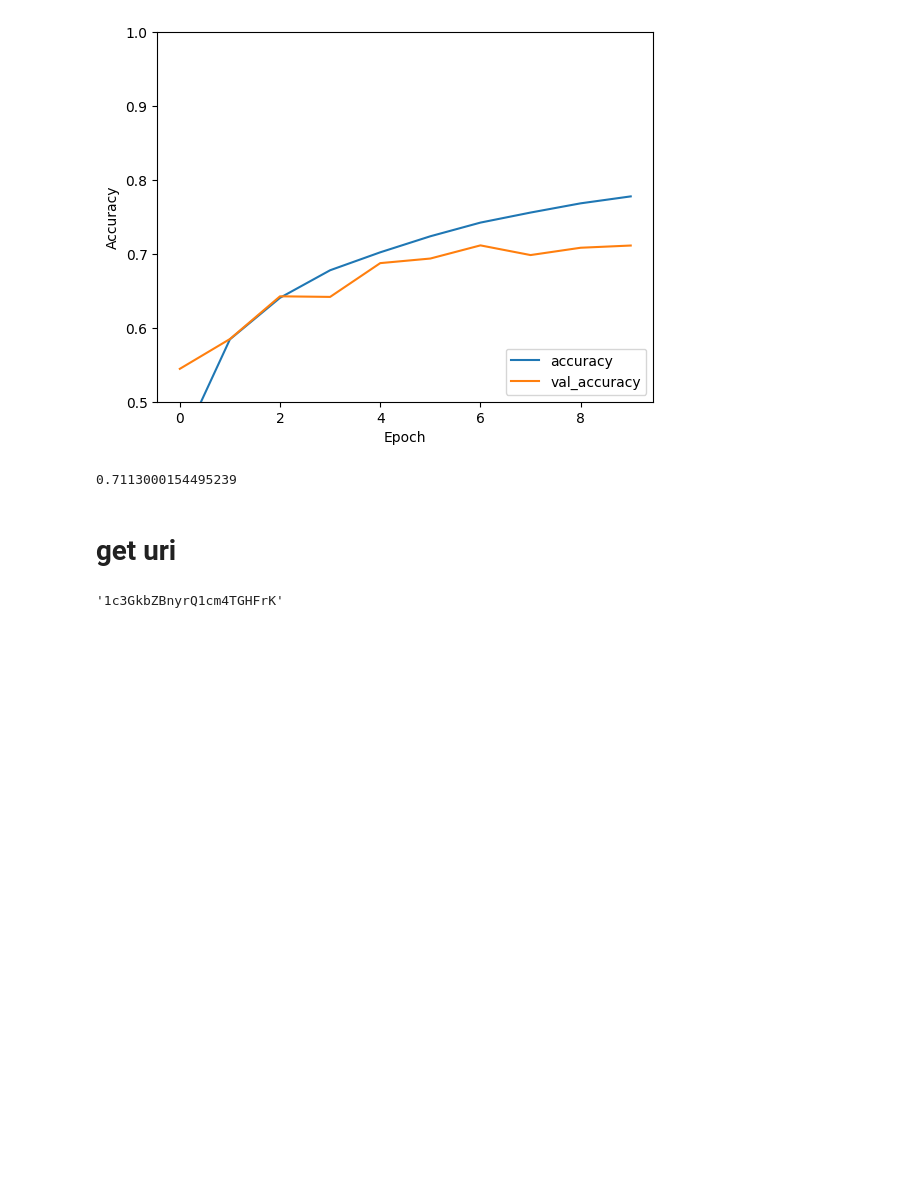
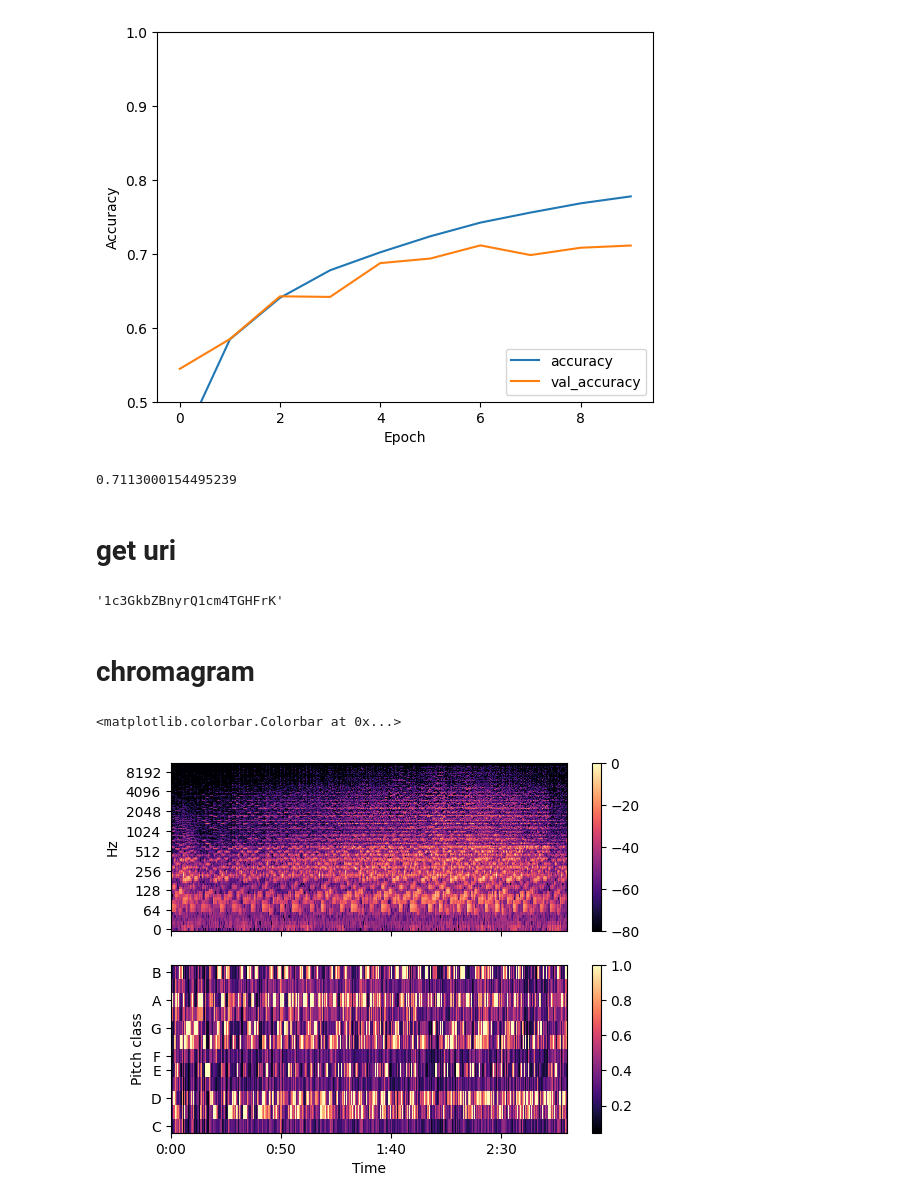
Before and after one commit to ananyajey/part-ii-project, a Jupyter notebook: x.ipynb, the cells around one changed output. Saved outputs shown, nothing was run; the diff lists cells and outputs as text; code cells hidden in the pictures; blank space fills up the shorter version.

```diff
--- a/x.ipynb
+++ b/x.ipynb
@@ -502,3 +499,24 @@ query = "remaster%20track:{0}%20artist:{1}%20album:{2}".format(title, artist, al
 (spotifyObject.search(query))['tracks']['items'][0]['uri'].split(':')[2]
 # %% [output]
 '1c3GkbZBnyrQ1cm4TGHFrK'
+# %% [markdown]
+# chromagram
+# %%
+wav_filepath = "data/raw/baroque/Canon in D.wav"
+
+with wave.open(wav_filepath, "rb") as wav_file:
+        frame_count = wav_file.getnframes()
+        channel_count = wav_file.getnchannels()
+        sample_rate = wav_file.getframerate()
+        sample_width = wav_file.getsampwidth()
+
+        clip_length = 4
+        img_height = 5
+        img_width = img_height*frame_count/(sample_rate*clip_length) # img_height*song_length/clip_length
+
+        y, sr = librosa.load(wav_filepath, duration=frame_count/sample_rate)
+
+        byte_data = wav_file.readframes(frame_count)
+        audio_data = np.frombuffer(byte_data, dtype=np.int16).reshape((frame_count, channel_count)).T
+
+chromagram = librosa.feature.chroma_stft(y=y, sr=sr)
@@ -504,0 +528,5 @@ query = "remaster%20track:{0}%20artist:{1}%20album:{2}".format(title, artist, al
+# %%
+# Use a pre-computed power spectrogram with a larger frame
+
+S = np.abs(librosa.stft(y, n_fft=4096))**2
+chroma = librosa.feature.chroma_stft(S=S, sr=sr)
@@ -504,0 +535,11 @@ query = "remaster%20track:{0}%20artist:{1}%20album:{2}".format(title, artist, al
+# %%
+fig, ax = plt.subplots(nrows=2, sharex=True)
+img = librosa.display.specshow(librosa.amplitude_to_db(S, ref=np.max),
+                               y_axis='log', x_axis='time', ax=ax[0])
+fig.colorbar(img, ax=[ax[0]])
+ax[0].label_outer()
+img = librosa.display.specshow(chroma, y_axis='chroma', x_axis='time', ax=ax[1])
+fig.colorbar(img, ax=[ax[1]])
+# %% [output]
+<matplotlib.colorbar.Colorbar at 0x...>
+[figure, added]
```
Also changed, not shown: parts of 4 cells of this notebook, 2 other files.
